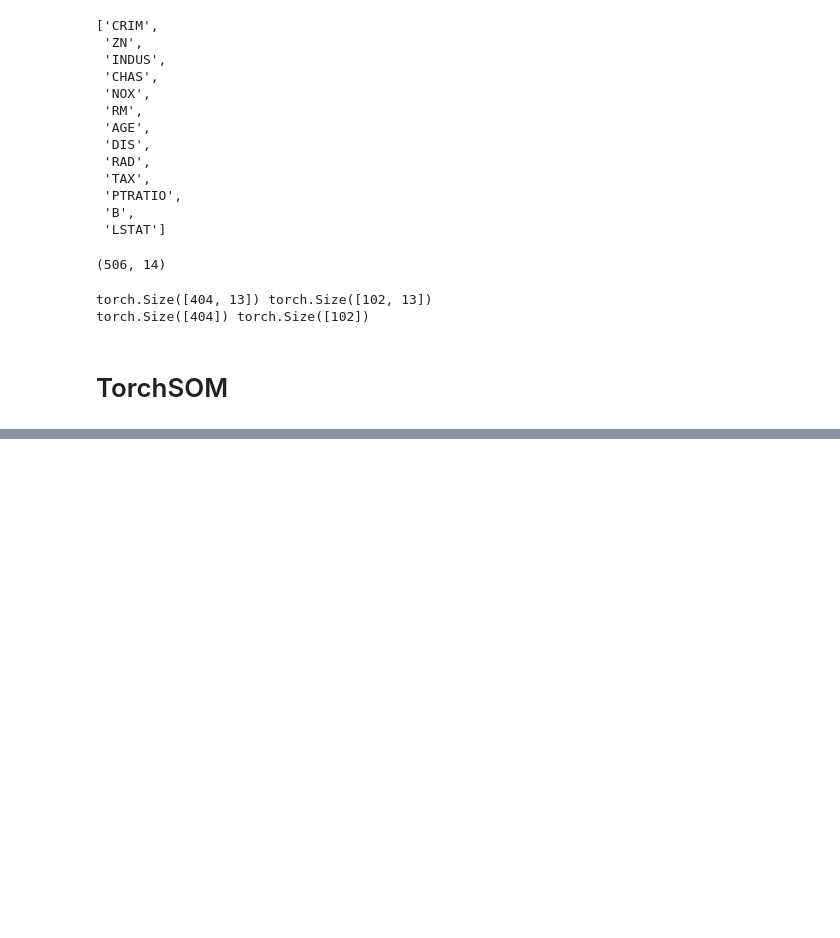
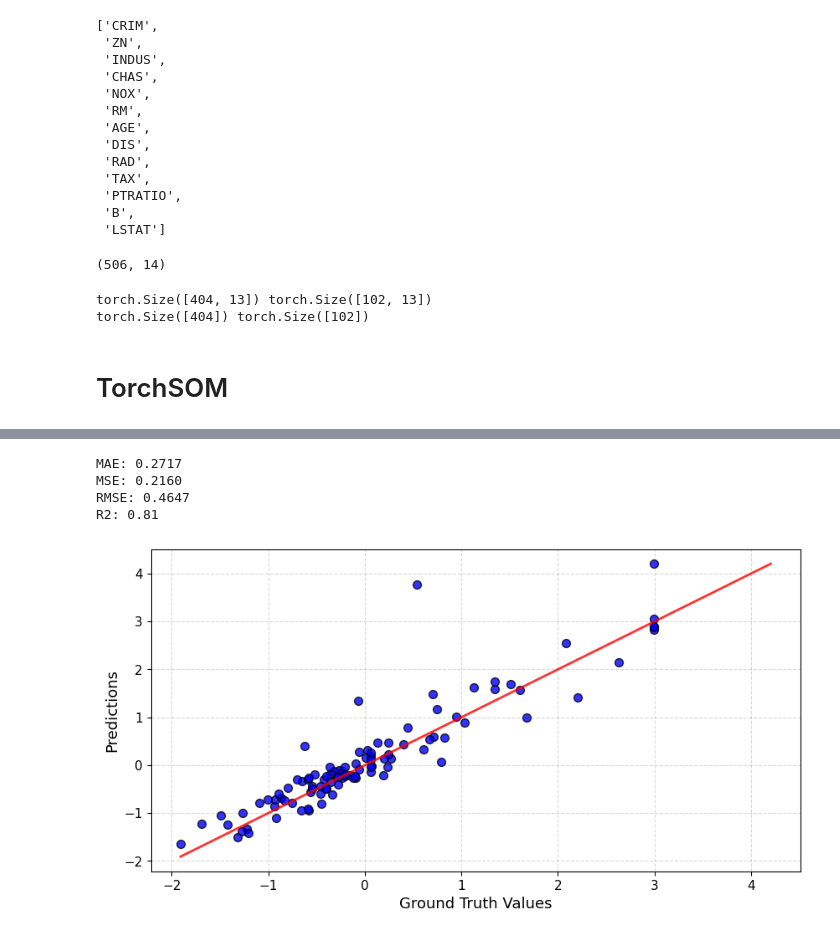
Before and after one commit to michelin/TorchSOM, a Jupyter notebook: notebooks/boston_housing.ipynb, the cells around one changed output, grey strips where cells are left out. Drawn from its saved outputs; the diff is of its cells as text; code cells hidden in the pictures; blank space fills up the shorter version.

```diff
--- a/notebooks/boston_housing.ipynb
+++ b/notebooks/boston_housing.ipynb
@@ -166,0 +221,46 @@ visualizer.plot_component_planes(
+# %%
+y_pred = np.array(predictions)
+y_true = test_targets.numpy()
+
+mae = mean_absolute_error(y_true, y_pred)
+mse = mean_squared_error(y_true, y_pred)
+rmse = root_mean_squared_error(y_true, y_pred)
+r2 = r2_score(y_true, y_pred)
+
+print(f"MAE: {mae:.4f}")
+print(f"MSE: {mse:.4f}")
+print(f"RMSE: {rmse:.4f}")
+print(f"R2: {r2:.2f}")
+# %% [output]
+MAE: 0.2717
+MSE: 0.2160
+RMSE: 0.4647
+R2: 0.81
+# %%
+min_val = min(min(y_pred), min(y_true))
+max_val = max(max(y_pred), max(y_true))
+
+plt.figure(figsize=(10, 5))
+plt.scatter(
+    y_true,
+    y_pred,
+    alpha=0.8,
+    color="blue",
+    marker="o",
+    edgecolor="black",
+    s=50,
+    label="Predictions",
+)
+plt.plot(
+    [min_val, max_val],
+    [min_val, max_val],
+    label="Perfect Prediction",
+    color="red",
+    alpha=0.8,
+    linewidth=2
+)
+plt.xlabel("Ground Truth Values")
+plt.ylabel("Predictions")
+plt.show()
+# %% [output]
+[figure, added]
```
Also changed, not shown: parts of 3 cells of this notebook, 41 other files.
